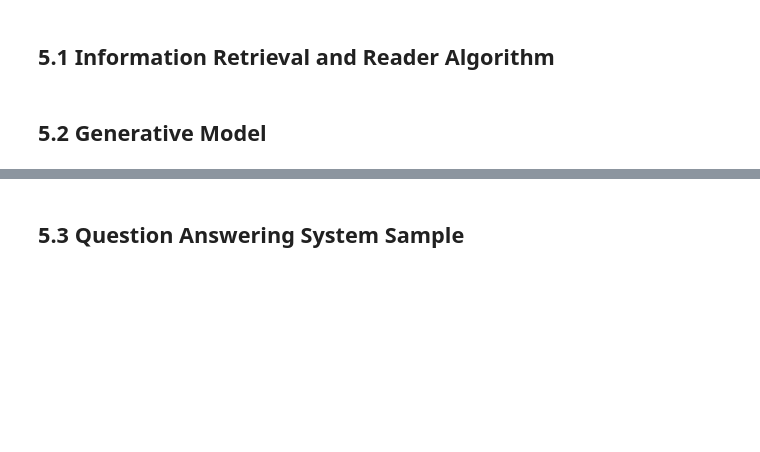
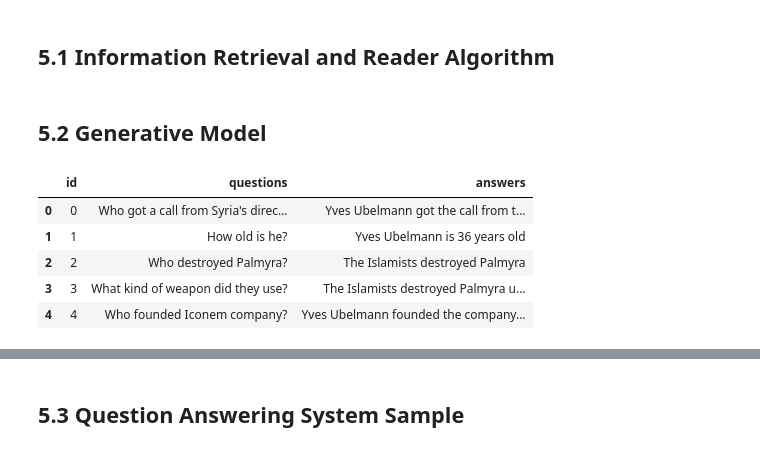
Before and after one commit to robinviltoriano/NLP_Assignment_2, a Jupyter notebook: final.ipynb, the cells around one changed output, grey strips where cells are left out. Drawn from its saved outputs; the diff is of its cells as text; code cells hidden in the pictures; blank space fills up the shorter version.

```diff
--- a/final.ipynb
+++ b/final.ipynb
@@ -1290,3 +1291,14 @@ def handle_qa(query):
         chat_history.pop(0)
     chat_history.extend([HumanMessage(content=query), ai_msg])
     return chat_history
+# %%
+df = pd.read_csv('gen_test.csv')
+df = df.drop('contexts', axis=1)
+df.head()
+# %% [output]
+|  | id | questions | answers |
+| 0 | 0 | Who got a call from Syria's direc... | Yves Ubelmann got the call from t... |
+| 1 | 1 | How old is he? | Yves Ubelmann is 36 years old |
+| 2 | 2 | Who destroyed Palmyra? | The Islamists destroyed Palmyra |
+| 3 | 3 | What kind of weapon did they use? | The Islamists destroyed Palmyra u... |
+| 4 | 4 | Who founded Iconem company? | Yves Ubelmann founded the company... |
```
Also changed, not shown: parts of 4 cells of this notebook.
